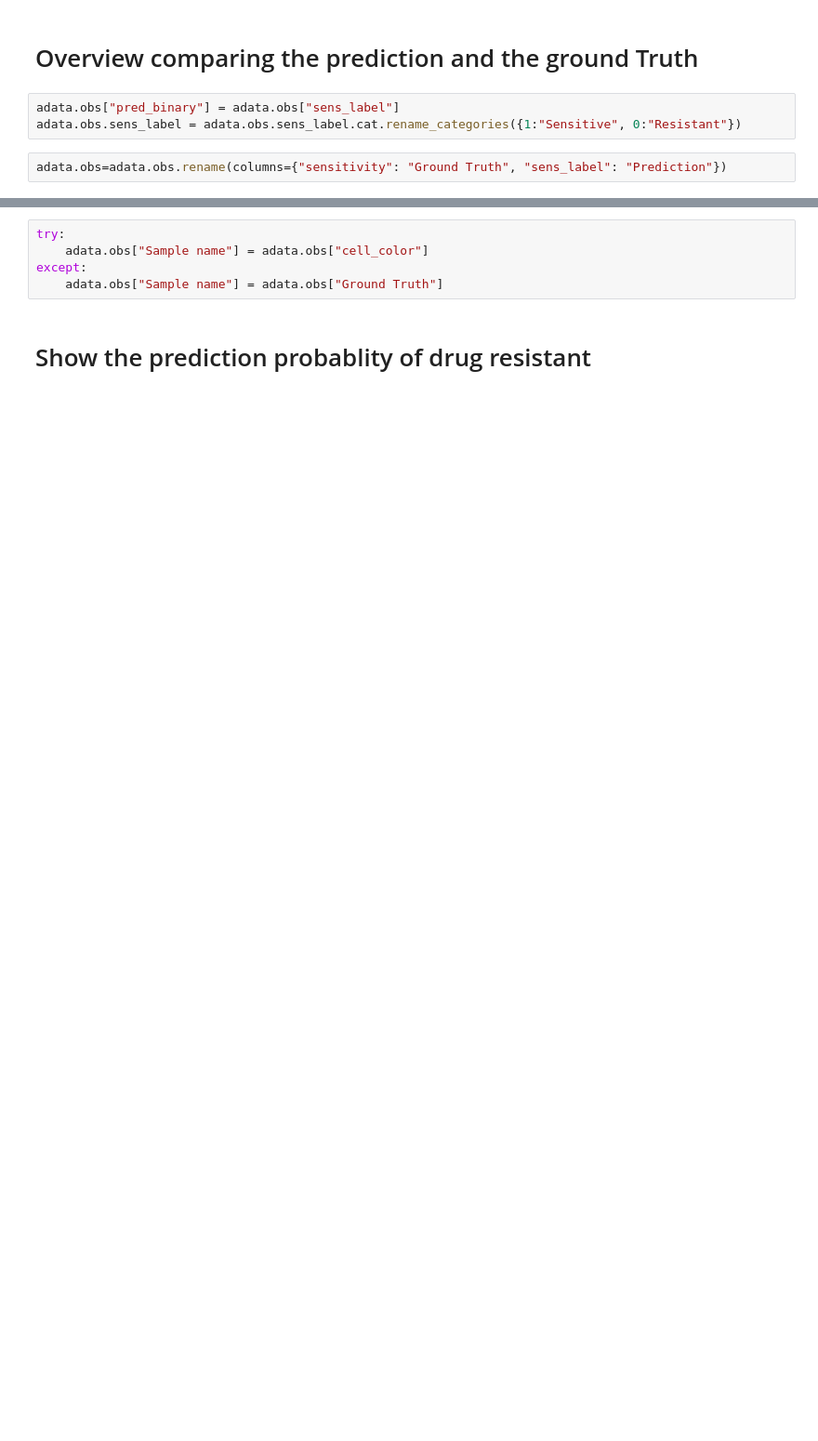
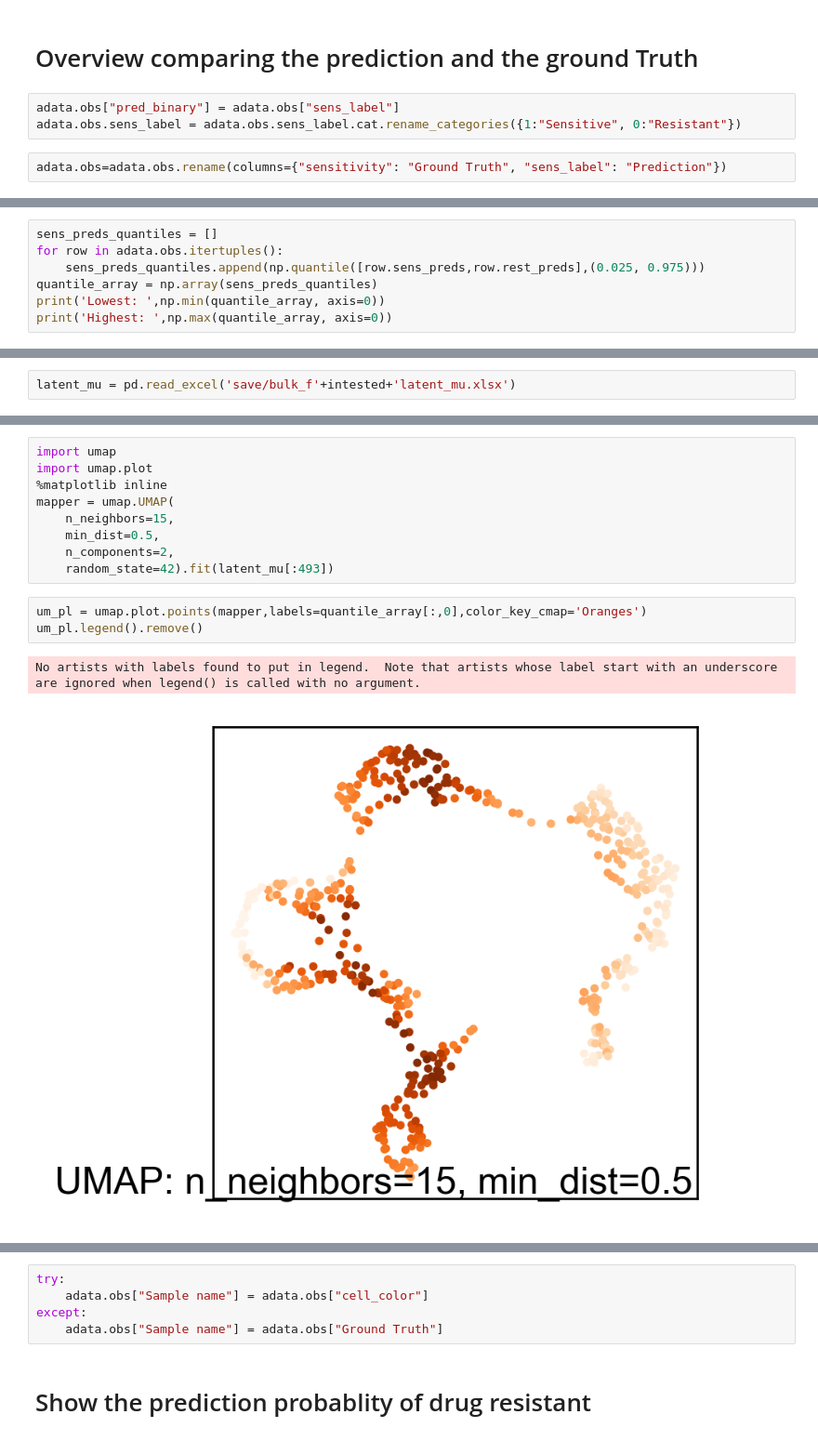
Before and after one commit to VarunRavi95/Research_Project, a Jupyter notebook: analysis_tarined_anndata.ipynb, the cells around one changed output, grey strips where cells are left out. Shown at 93% size. Cells and saved outputs as stored; diff of their text form; blank space fills up the shorter version.

```diff
--- a/analysis_tarined_anndata.ipynb
+++ b/analysis_tarined_anndata.ipynb
@@ -264,0 +293,7 @@ adata.obs
+# %%
+sens_preds_quantiles = []
+for row in adata.obs.itertuples():
+    sens_preds_quantiles.append(np.quantile([row.sens_preds,row.rest_preds],(0.025, 0.975)))
+quantile_array = np.array(sens_preds_quantiles)
+print('Lowest: ',np.min(quantile_array, axis=0))
+print('Highest: ',np.max(quantile_array, axis=0))
@@ -264,0 +311,2 @@ adata.obs
+# %%
+latent_mu = pd.read_excel('save/bulk_f'+intested+'latent_mu.xlsx')
@@ -264,0 +329,15 @@ adata.obs
+# %%
+import umap
+import umap.plot
+%matplotlib inline
+mapper = umap.UMAP(
+    n_neighbors=15,
+    min_dist=0.5,
+    n_components=2,
+    random_state=42).fit(latent_mu[:493])
+# %%
+um_pl = umap.plot.points(mapper,labels=quantile_array[:,0],color_key_cmap='Oranges')
+um_pl.legend().remove()
+# %% [output]
+No artists with labels found to put in legend.  Note that artists whose label start with an underscore are ignored when legend() is called with no argument.
+[figure, added]
```
Also changed, not shown: parts of 41 cells of this notebook, 36 other files.
